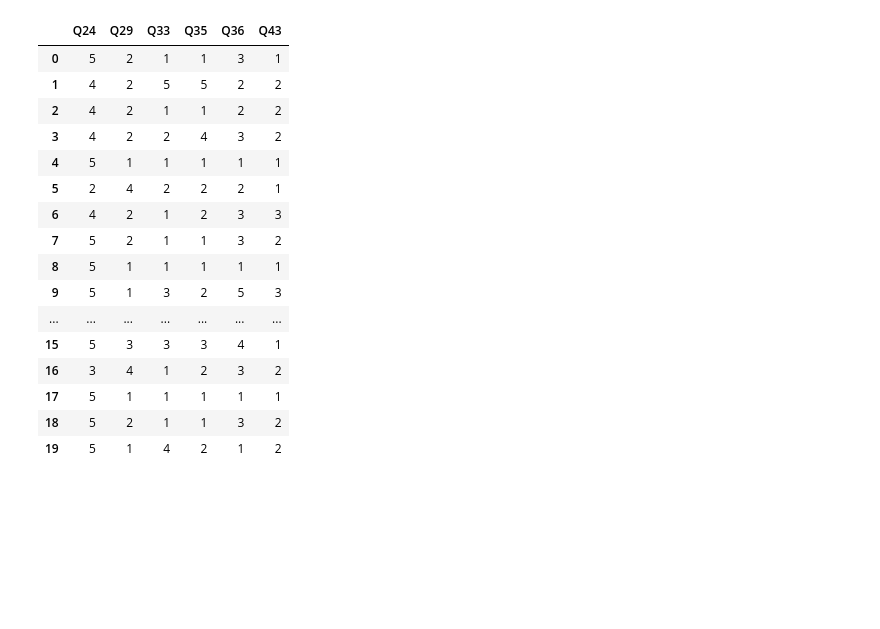
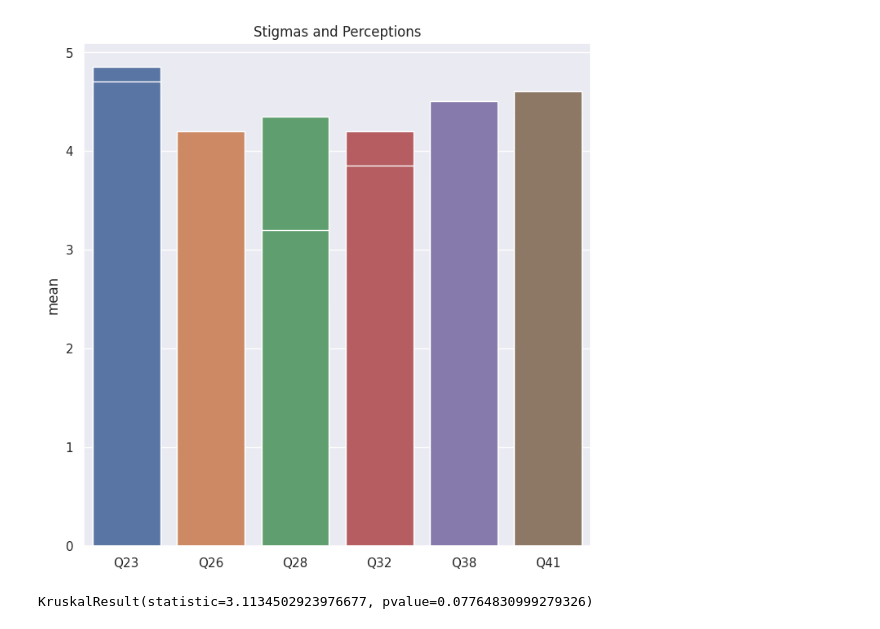
Before and after one commit to lozo6/slp-survey-analytics, a Jupyter notebook: main.ipynb, the cells around one changed output. Cells and saved outputs as stored; diff of their text form; code cells hidden in the pictures; blank space fills up the shorter version.

```diff
--- a/main.ipynb
+++ b/main.ipynb
@@ -41,20 +37,15 @@ df_stigmas = df [stigmas_perception]
-# %%
-df_knowledge
-# %% [output]
-|  | Q24 | Q29 | Q33 | Q35 | Q36 | Q43 |
-| 0 | 5 | 2 | 1 | 1 | 3 | 1 |
-| 1 | 4 | 2 | 5 | 5 | 2 | 2 |
-| 2 | 4 | 2 | 1 | 1 | 2 | 2 |
-| 3 | 4 | 2 | 2 | 4 | 3 | 2 |
-| 4 | 5 | 1 | 1 | 1 | 1 | 1 |
-| 5 | 2 | 4 | 2 | 2 | 2 | 1 |
-| 6 | 4 | 2 | 1 | 2 | 3 | 3 |
-| 7 | 5 | 2 | 1 | 1 | 3 | 2 |
-| 8 | 5 | 1 | 1 | 1 | 1 | 1 |
-| 9 | 5 | 1 | 3 | 2 | 5 | 3 |
-| ... | ... | ... | ... | ... | ... | ... |
-| 15 | 5 | 3 | 3 | 3 | 4 | 1 |
-| 16 | 3 | 4 | 1 | 2 | 3 | 2 |
-| 17 | 5 | 1 | 1 | 1 | 1 | 1 |
-| 18 | 5 | 2 | 1 | 1 | 3 | 2 |
-| 19 | 5 | 1 | 4 | 2 | 1 | 2 |
+# %%
+def getChart(questions, title):
+    df = pd.read_csv('finaldata/likertSLP.csv')
+    df = df[questions]
+    table = df.describe().T
+    sns.set(rc = {'figure.figsize':(8,8)})
+    fig = sns.barplot(data=table, x=questions, y='mean').set(title=title)
+    plt.savefig(f'finaldata/{title}.png')
+# %%
+getChart(knowledge_of_intervention, 'Knowledge of Intervention')
+getChart(religion, 'Religion')
+getChart(socioeconomic_status, 'Socioeconomic Status')
+getChart(stigmas_perception, 'Stigmas and Perceptions')
+# %% [output]
+[figure, added]
@@ -60,0 +58,4 @@ df_knowledge
+# %%
+stats.kruskal(a,b)
+# %% [output]
+KruskalResult(statistic=3.1134502923976677, pvalue=0.07764830999279326)
```
Also changed, not shown: parts of 4 cells of this notebook, 11 other files.
